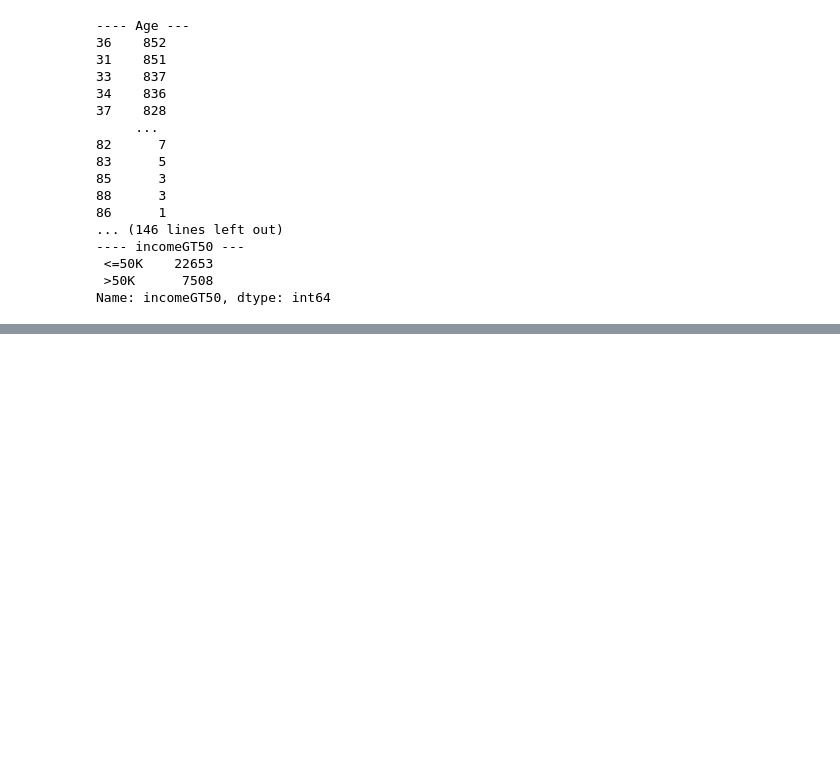
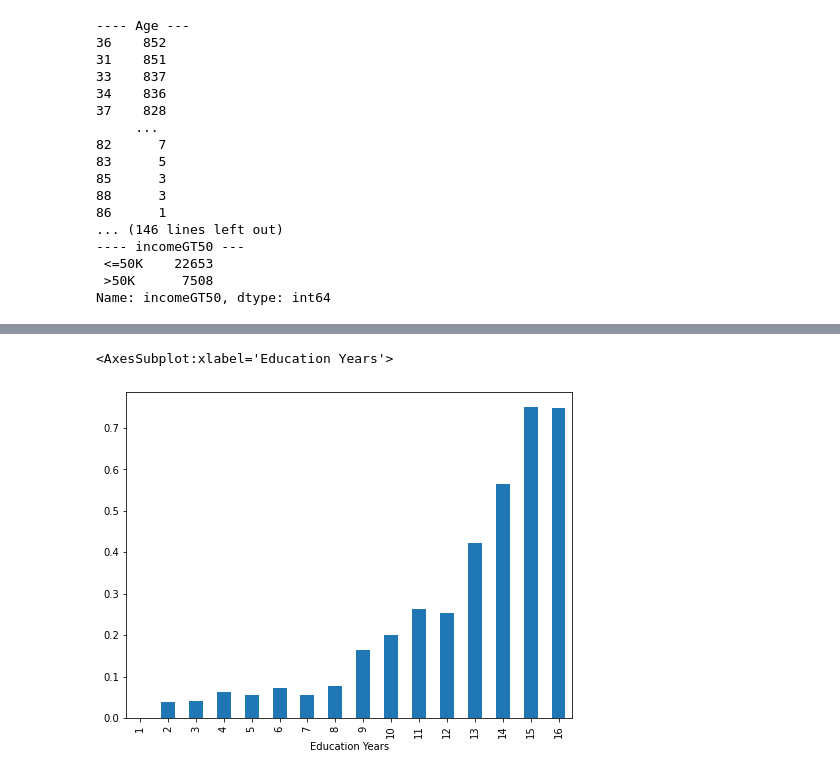
Before and after one commit to felixsimard/comp551-p1, a Jupyter notebook: EDA-adult.ipynb, the cells around one changed output, grey strips where cells are left out. Saved outputs shown, nothing was run; the diff lists cells and outputs as text; code cells hidden in the pictures; blank space fills up the shorter version.

```diff
--- a/EDA-adult.ipynb
+++ b/EDA-adult.ipynb
@@ -372,0 +396,5 @@ Name: incomeGT50, dtype: int64
+# %%
+train.groupby('Education Years').IncomeBin.mean().plot(kind='bar', figsize=(8,6))
+# %% [output]
+<AxesSubplot:xlabel='Education Years'>
+[figure, added]
```
Also changed, not shown: parts of 10 cells of this notebook, 1 other file.
